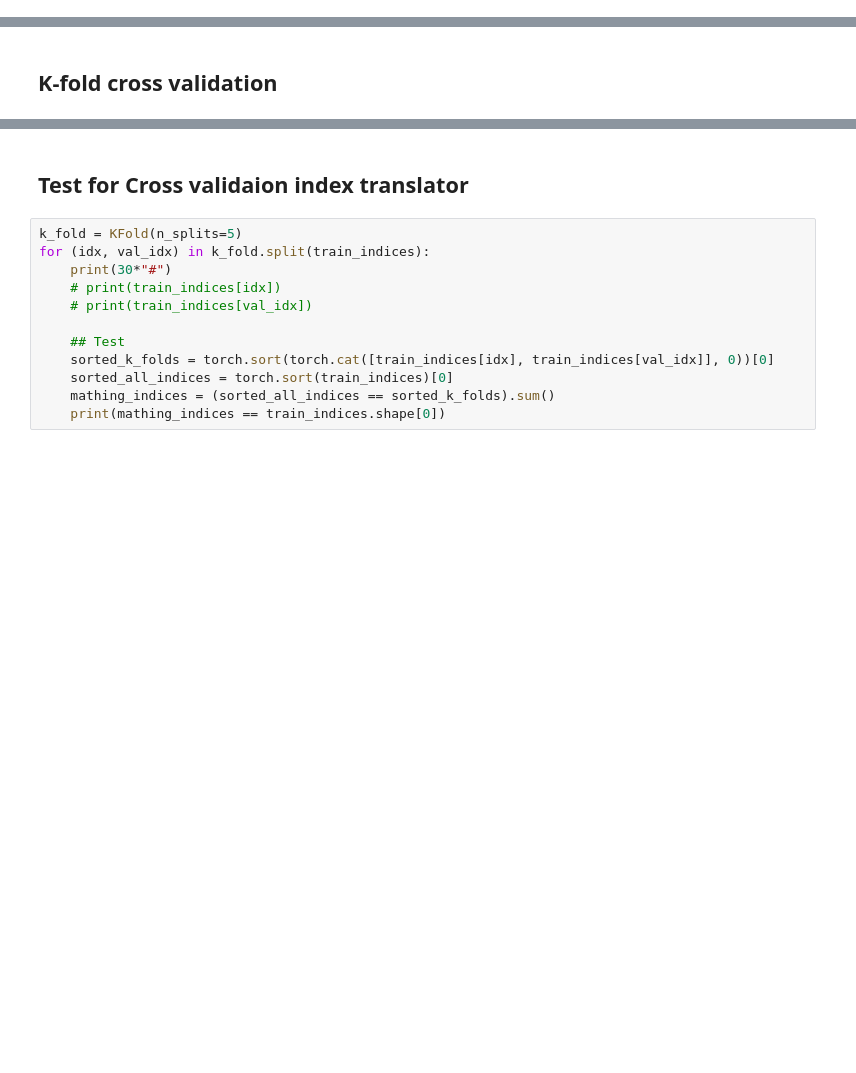
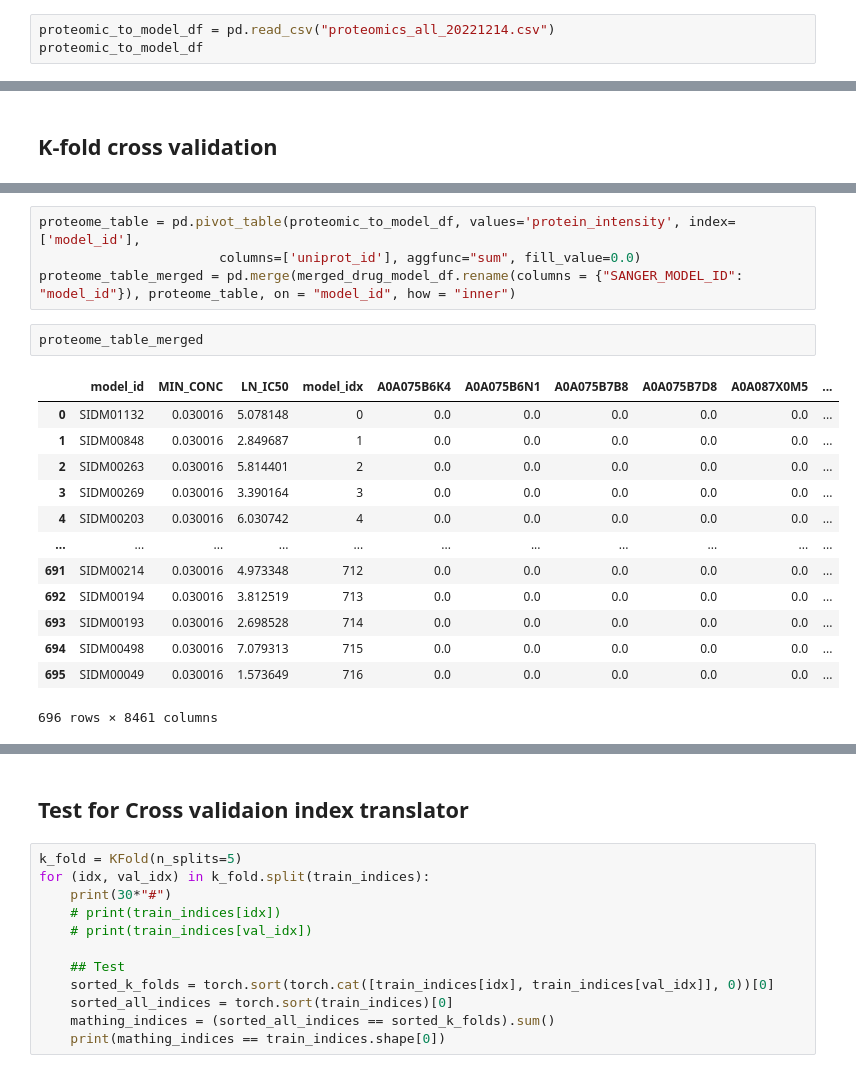
Before and after one commit to danielwalke/drug_efficiency, a Jupyter notebook: StandardAnalysis.ipynb, the cells around one changed output, grey strips where cells are left out. Saved outputs shown, nothing was run; the diff lists cells and outputs as text; blank space fills up the shorter version.

```diff
--- a/StandardAnalysis.ipynb
+++ b/StandardAnalysis.ipynb
@@ -316,0 +505,3 @@ gene_expression_model_edge_attributes.shape
+# %%
+proteomic_to_model_df = pd.read_csv("proteomics_all_20221214.csv")
+proteomic_to_model_df
@@ -1037,0 +1328,20 @@ get_model_size(1)
+# %%
+proteome_table = pd.pivot_table(proteomic_to_model_df, values='protein_intensity', index=['model_id'],
+                       columns=['uniprot_id'], aggfunc="sum", fill_value=0.0)
+proteome_table_merged = pd.merge(merged_drug_model_df.rename(columns = {"SANGER_MODEL_ID": "model_id"}), proteome_table, on = "model_id", how = "inner")
+# %%
+proteome_table_merged
+# %% [output]
+|  | model_id | MIN_CONC | LN_IC50 | model_idx | A0A075B6K4 | A0A075B6N1 | A0A075B7B8 | A0A075B7D8 | A0A087X0M5 | ... |
+| 0 | SIDM01132 | 0.030016 | 5.078148 | 0 | 0.0 | 0.0 | 0.0 | 0.0 | 0.0 | ... |
+| 1 | SIDM00848 | 0.030016 | 2.849687 | 1 | 0.0 | 0.0 | 0.0 | 0.0 | 0.0 | ... |
+| 2 | SIDM00263 | 0.030016 | 5.814401 | 2 | 0.0 | 0.0 | 0.0 | 0.0 | 0.0 | ... |
+| 3 | SIDM00269 | 0.030016 | 3.390164 | 3 | 0.0 | 0.0 | 0.0 | 0.0 | 0.0 | ... |
+| 4 | SIDM00203 | 0.030016 | 6.030742 | 4 | 0.0 | 0.0 | 0.0 | 0.0 | 0.0 | ... |
+| ... | ... | ... | ... | ... | ... | ... | ... | ... | ... | ... |
+| 691 | SIDM00214 | 0.030016 | 4.973348 | 712 | 0.0 | 0.0 | 0.0 | 0.0 | 0.0 | ... |
+| 692 | SIDM00194 | 0.030016 | 3.812519 | 713 | 0.0 | 0.0 | 0.0 | 0.0 | 0.0 | ... |
+| 693 | SIDM00193 | 0.030016 | 2.698528 | 714 | 0.0 | 0.0 | 0.0 | 0.0 | 0.0 | ... |
+| 694 | SIDM00498 | 0.030016 | 7.079313 | 715 | 0.0 | 0.0 | 0.0 | 0.0 | 0.0 | ... |
+| 695 | SIDM00049 | 0.030016 | 1.573649 | 716 | 0.0 | 0.0 | 0.0 | 0.0 | 0.0 | ... |
+696 rows × 8461 columns
```
Also changed, not shown: parts of 114 cells of this notebook, 4 other files.
